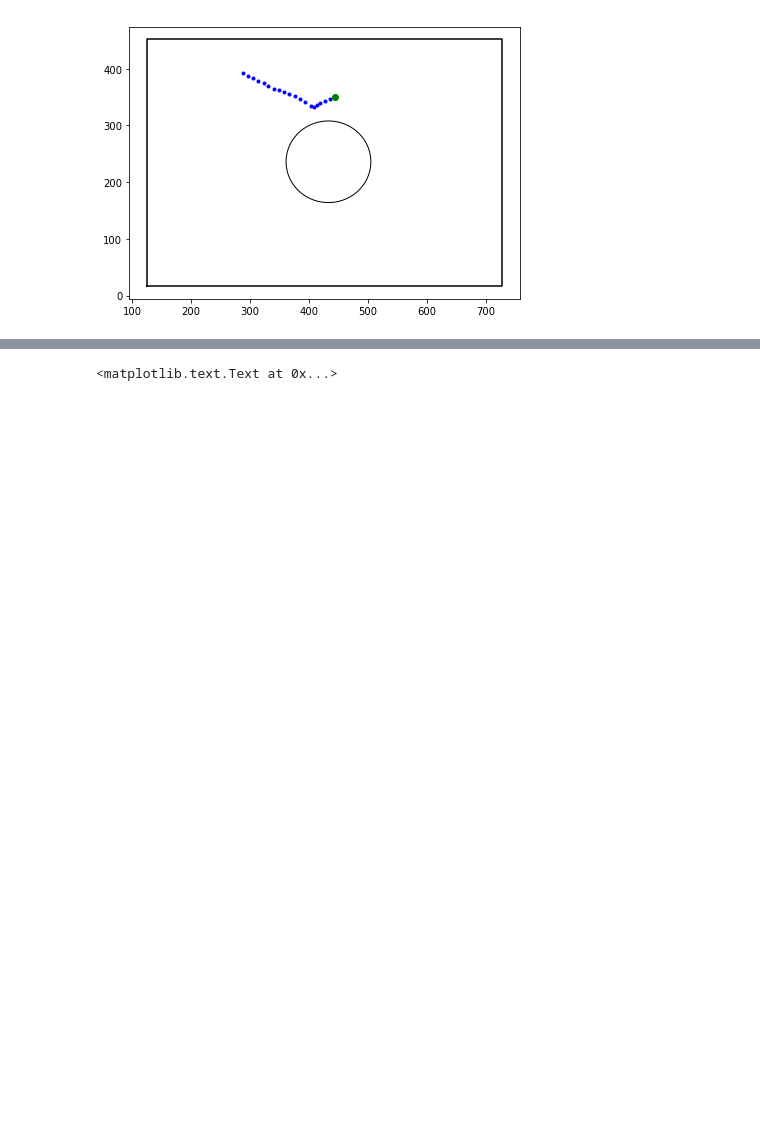
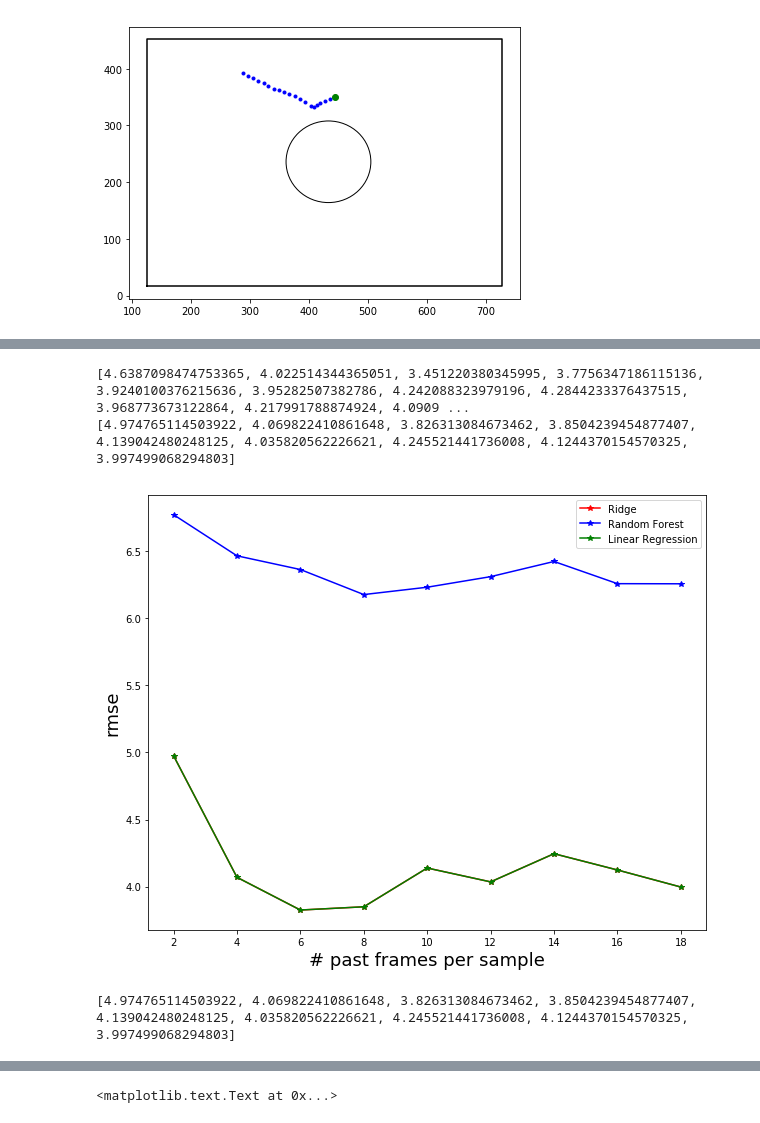
Before and after one commit to klil-machine-learning/bug-prediction, a Jupyter notebook: organize_features.ipynb, the cells around one changed output, grey strips where cells are left out. Saved outputs shown, nothing was run; the diff lists cells and outputs as text; code cells hidden in the pictures; blank space fills up the shorter version.

Commit message:
starting to produce graphs

```diff
--- a/organize_features.ipynb
+++ b/organize_features.ipynb
@@ -156,0 +157,28 @@ num samples points: 30000
+# %%
+n_trains = np.arange(2, 20, 2)
+n_labels = [1]
+
+train_features=['C_x','C_y']
+label_features=['C_x','C_y']
+
+results_ridge = []
+results_rf = []
+results_linear = []
+
+for n_train in n_trains:
+    for n_label in n_labels:
+        print("\n\nnum train points: {} num points to predict: {}\n".format(n_train, n_label))
+        train_all, label_all = bug.split_all_videos_random(5000, n_train, n_label, debug=False)
+#         train_all, label_all = split_all_videos_random(10, n_train, n_label)
+
+        X_train, X_test, y_train, y_test = train_test_split(train_all, label_all, test_size=0.2)
+        print(X_train.shape, y_train.shape, X_test.shape, y_test.shape)
+
+        ridge, results = regressor(Ridge(), X_train, y_train, X_test, y_test, debug=False)
+        results_ridge.append(np.mean(results))
+        rf, results = regressor(RandomForestRegressor(n_estimators=500),
+                       X_train, y_train, X_test, y_test)
+        results_rf.append(np.mean(results))
+        lr, results = regressor(LinearRegression(),
+                          X_train, y_train, X_test, y_test)
+        results_linear.append(np.mean(results))
@@ -156,0 +203,19 @@ num samples points: 30000
+# %%
+print(results_all)
+
+fig,ax = plt.subplots(figsize = (10,8))
+ax.plot(n_trains, results_ridge, 'r*-', label='Ridge')
+ax.plot(n_trains, results_rf, 'b*-', label='Random Forest')
+ax.plot(n_trains, results_linear, 'g*-', label='Linear Regression')
+ax.legend()
+plt.xlabel("# past frames per sample", fontsize=18)
+plt.ylabel("rmse", fontsize=18)
+print(results_ridge)
+# %% [output]
+[4.6387098474753365, 4.022514344365051, 3.451220380345995, 3.7756347186115136, 3.9240100376215636, 3.95282507382786, 4.242088323979196, 4.2844233376437515, 3.968773673122864, 4.217991788874924, 4.0909 ...
+[4.974765114503922, 4.069822410861648, 3.826313084673462, 3.8504239454877407, 4.139042480248125, 4.035820562226621, 4.245521441736008, 4.1244370154570325, 3.997499068294803]
+[figure, added]
+# %%
+print(results_ridge)
+# %% [output]
+[4.974765114503922, 4.069822410861648, 3.826313084673462, 3.8504239454877407, 4.139042480248125, 4.035820562226621, 4.245521441736008, 4.1244370154570325, 3.997499068294803]
```
Also changed, not shown: parts of 5 cells of this notebook, 1 other file.
